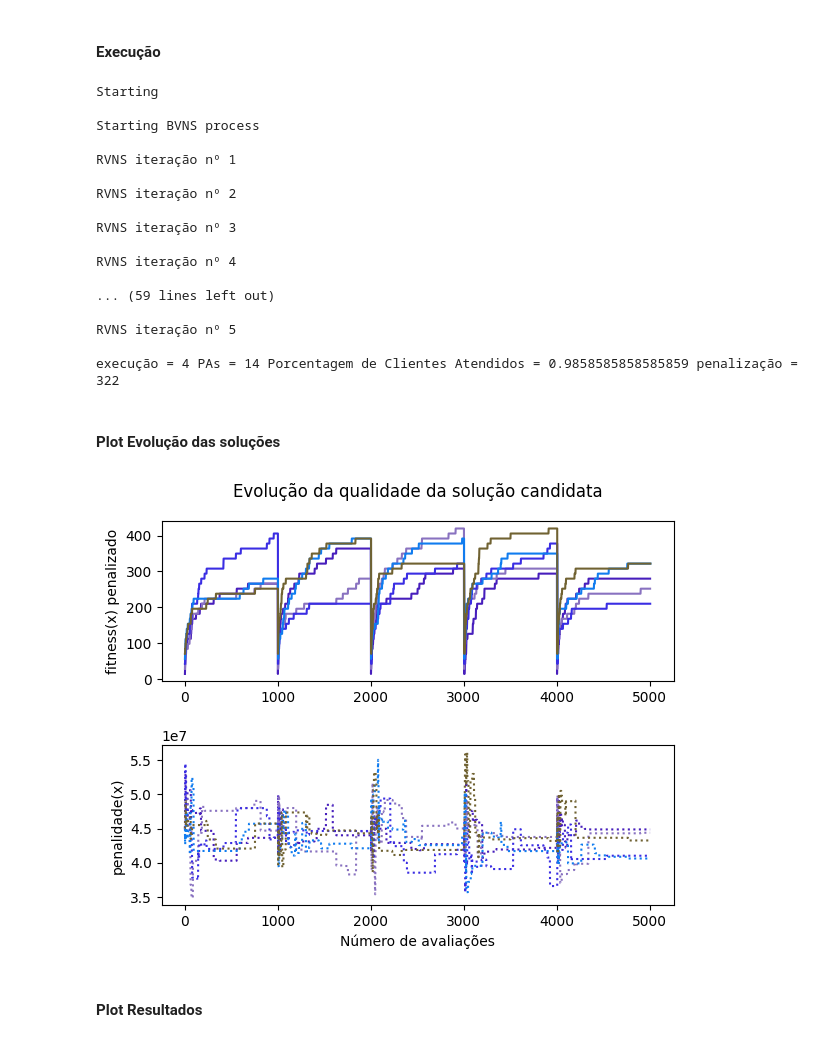
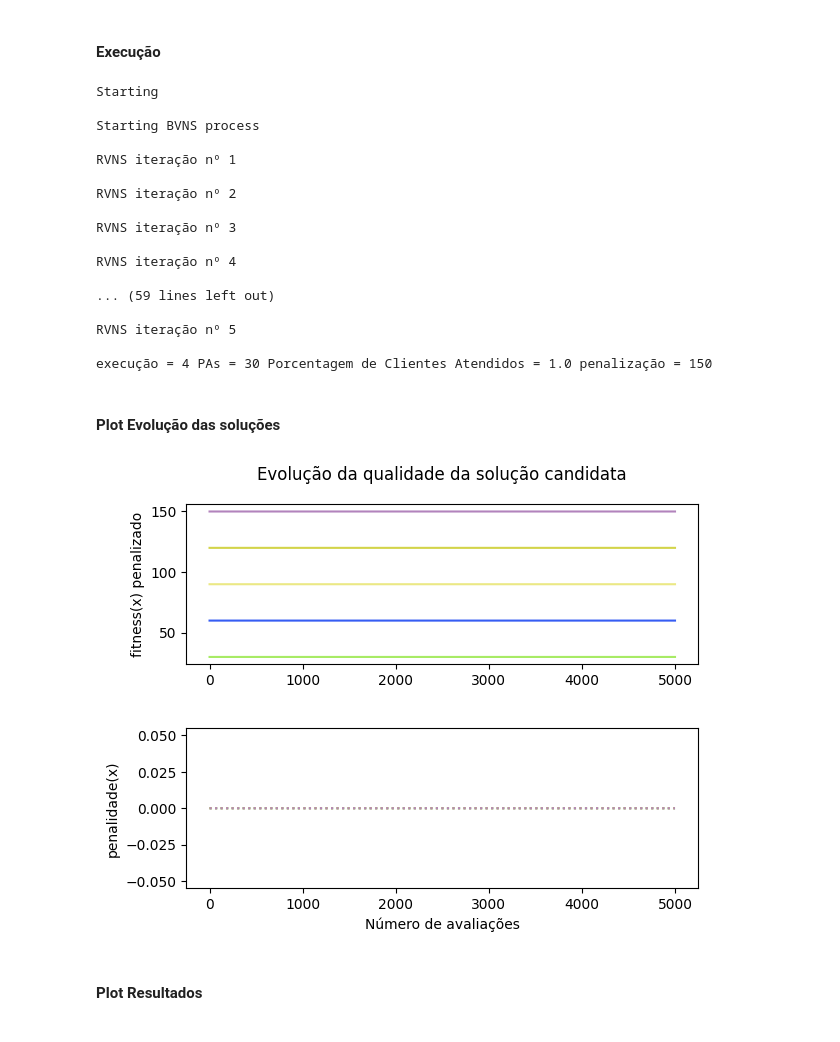
Before and after one commit to dBorea/TC-Teoria-da-Decis-o, a Jupyter notebook: problem_ATT.ipynb, the cells around one changed output. Drawn from its saved outputs; the diff is of its cells as text; code cells hidden in the pictures.

```diff
--- a/problem_ATT.ipynb
+++ b/problem_ATT.ipynb
@@ -181,7 +181,7 @@ def sol_inicial():
     #     sol.sol_PAs_ativos[pa_mais_proximo] = 1  # Ativa o PA mais próximo
 
 
-    for ponto_de_acesso_id in range(0, 81**2, 495):
+    for ponto_de_acesso_id in range(0, 81**2, 220):
         sol.sol_PAs_ativos[ponto_de_acesso_id] = ponto_de_acesso_id
 
     return sol
@@ -261,36 +195,51 @@ def penalties(sol: Solucao, probdata: ProblemData):
+# %%
+# Função de penalidades para todas as restrições
+def penalties(sol: Solucao, probdata: ProblemData, nCL_atendidos):
+
+    # percentual mínimo de clientes
+    pen_CLmin = probdata.nCL * probdata.CL_min_p - nCL_atendidos
+    pen_CLmin = np.sum(np.where(pen_CLmin <= 0, 0, pen_CLmin)**2)
+    # print("Penalidades executadas: 1", end="")
+
+    # número máximo de PAs
+    pen_PAmax = len(sol.sol_PAs_ativos) - probdata.nPA_max
+    pen_PAmax = np.sum(np.where(pen_PAmax <= 0, 0, pen_PAmax)**2)
+
+    # print("-5")
+
+    # return all multiplied by U
+    return 1000 * (pen_CLmin + pen_PAmax )
 # %% [markdown]
 #### Funçao Objetivo 1: Minimizar número de PAs ativos
 # %%
 # Função objetivo 1: Minimizar número de PAs ativos
 def fobj_minPA(sol: Solucao, probdata: ProblemData):
 
-    nCL_por_PA_local: Dict[int, int] = {}
+    CL_atendido_por_PA: Dict[int, int] = {}
     nCL_atendidos: int = 0
 
     # criando a posição dos clientes no dicionário com um valor padrão
     for CL in probdata.CL_list:
-        nCL_por_PA_local[CL.id] = INVALID
+        CL_atendido_por_PA[CL.id] = INVALID
 
     # ativando cada PA para a solução
     for ponto_de_acesso_id in sol.sol_PAs_ativos:
-        ativar_ponto_de_acesso_sol(ponto_de_acesso_id, nCL_por_PA_local, probdata)
+        ativar_ponto_de_acesso_sol(ponto_de_acesso_id, CL_atendido_por_PA, probdata)
 
     # relacionando o número de PA's em relação ao número de clientes que ele atende
     sol.nCL_por_PA: Dict[int, int] = {}
 
     for CL in probdata.CL_list:
-        if nCL_por_PA_local[CL.id] != INVALID:
+        if CL_atendido_por_PA[CL.id] != INVALID:
             nCL_atendidos += 1
-            if nCL_por_PA_local[CL.id] in sol.nCL_por_PA:
-                sol.nCL_por_PA[nCL_por_PA_local[CL.id]] += 1
+            if CL_atendido_por_PA[CL.id] in sol.nCL_por_PA:
+                sol.nCL_por_PA[CL_atendido_por_PA[CL.id]] += 1
             else:
-                sol.nCL_por_PA[nCL_por_PA_local[CL.id]] = 1
-
-    sol.nCL_por_PA = nCL_por_PA_local
+                sol.nCL_por_PA[CL_atendido_por_PA[CL.id]] = 1
 
 
     sol.fitness_PA_min = len(sol.sol_PAs_ativos)
-    sol.penalidade = penalties(sol, probdata)
+    sol.penalidade = penalties(sol, probdata, nCL_atendidos)
     sol.fitness_PA_min_penalizado = sol.fitness_PA_min + sol.fitness_PA_min_penalizado
     sol.porcentagem_CL_antendidos = nCL_atendidos / 495
 
@@ -421,7 +370,7 @@ def RVNS_minPA(solucao_inicial: Solucao, dados: ProblemData, historico: Struct)
     num_sol_avaliadas = 1
 
     # Máximo número de soluções candidatas avaliadas
-    max_num_sol_avaliadas = 1000
+    max_num_sol_avaliadas = 2000
 
     # Número de estruturas de vizinhanças definidas
     kmax = 3
@@ -448,8 +397,8 @@ def RVNS_minPA(solucao_inicial: Solucao, dados: ProblemData, historico: Struct)
             loopIndex += 1
 
             y = shake_minPA(x, k, dados)
+            y = fobj_minPA(y, dados)
 
-            y = fobj_minPA(y, dados)
             num_sol_avaliadas += 1
             y.id = num_sol_avaliadas
 
@@ -509,7 +458,7 @@ historicos_de_solucoes: List[Struct] = []
 while numero_de_execucoes < 5:
     print("Starting\n")
     melhor_solucao, historico = BVNS_minPA(solucao_inicial, dados)
-    print(f'execução = {numero_de_execucoes} PAs = {melhor_solucao.fitness_PA_min} Porcentagem de Clientes Atendidos = {melhor_solucao.porcentagem_CL_antendidos} penalização = {melhor_solucao.fitness_PA_min_penalizado}')
+    print(f'execução = {numero_de_execucoes} PAs = {melhor_solucao.fitness_PA_min} Porcentagem de Clientes Atendidos = {melhor_solucao.porcentagem_CL_antendidos} penalização = {melhor_solucao.penalidade}')
     historicos_de_solucoes.append(historico)
     melhores_solucoes.append(melhor_solucao)
     numero_de_execucoes += 1
@@ -530,32 +479,32 @@ RVNS iteração nº 4
 
 RVNS iteração nº 5
 
-execução = 4 PAs = 14 Porcentagem de Clientes Atendidos = 0.9858585858585859 penalização = 322
+execução = 4 PAs = 30 Porcentagem de Clientes Atendidos = 1.0 penalização = 150
 # %% [markdown]
 #### Plot Evolução das soluções
 # %%
 fig, (ax1, ax2) = plt.subplots(2, 1)
 cores_historico = [f'#{random.randint(0, 0xFFFFFF):06x}' for _ in range(numero_de_execucoes)]
 index_historico = 0
 for historico in historicos_de_solucoes:
     s = len(historico.fit_pen)
-    ax1.plot(np.linspace(0,s-1,s),historico.fit_pen,'k-', color=cores_historico[index_historico])
-    ax2.plot(np.linspace(0,s-1,s),historico.pen,'b:', color=cores_historico[index_historico])
+    ax1.plot(np.linspace(0,s-1,s),historico.fit_pen,'-', color=cores_historico[index_historico])
+    ax2.plot(np.linspace(0,s-1,s),historico.pen,':', color=cores_historico[index_historico])
     index_historico += 1
 
 fig.suptitle('Evolução da qualidade da solução candidata')
 ax1.set_ylabel('fitness(x) penalizado')
 ax2.set_ylabel('penalidade(x)')
 ax2.set_xlabel('Número de avaliações')
 plt.subplots_adjust(left=0.1,
                         bottom=0.1,
                         right=0.9,
                         top=0.9,
                         wspace=0.4,
                         hspace=0.4)
 plt.show()
 # %% [output]
-[figure, old version]
+[figure, new version]
 # %% [markdown]
 #### Plot Resultados
 # %%
```
Also changed, not shown: parts of 3 cells of this notebook, 1 other file.
